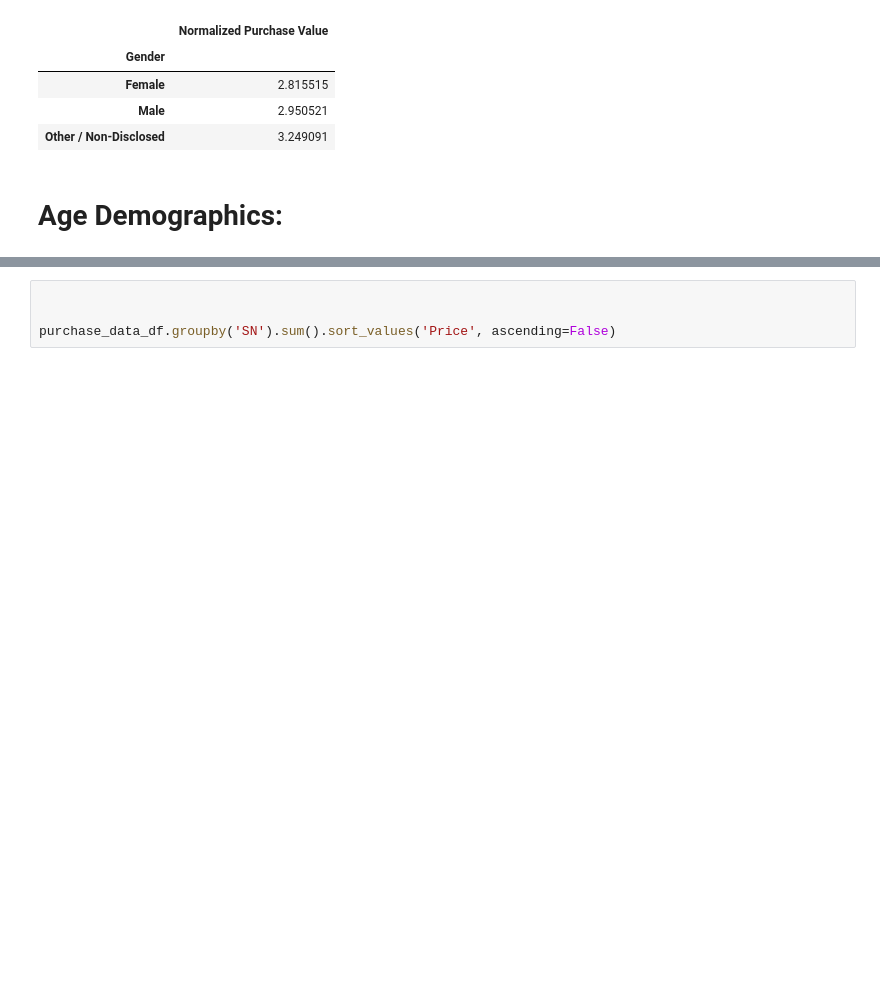
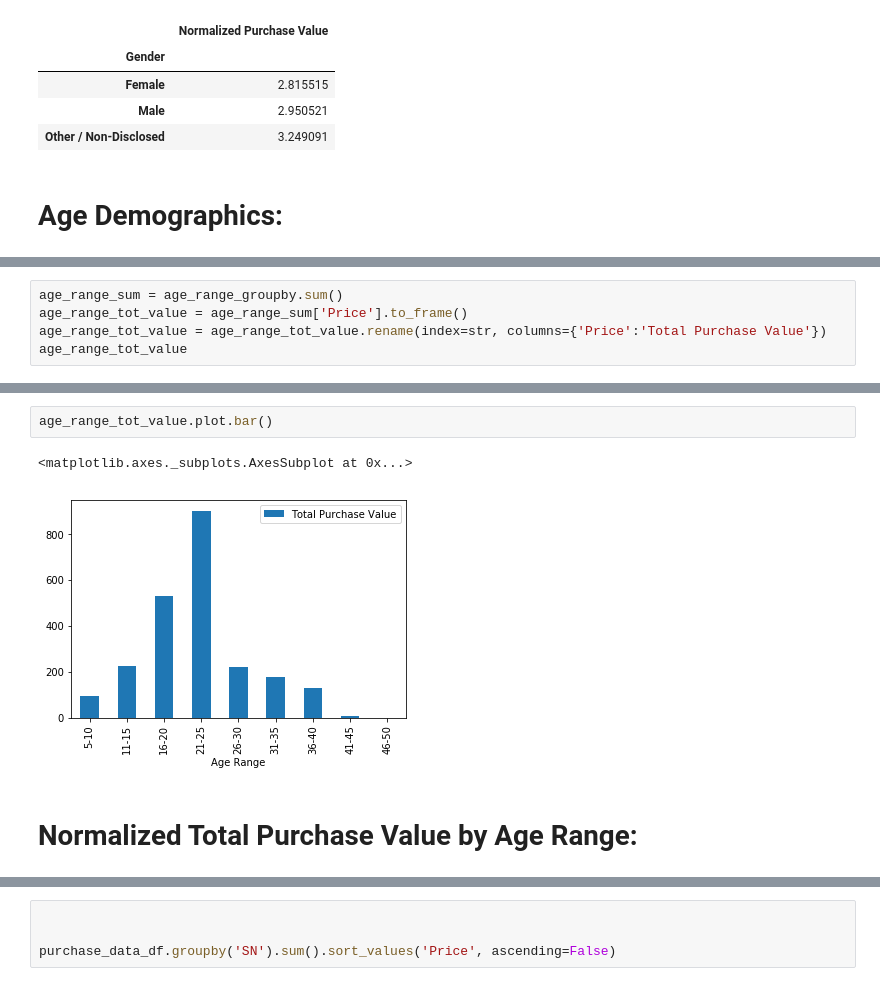
Before and after one commit to jgroth1/Pandas_data_Analysis, a Jupyter notebook: HeroesOfPymoli/Heroes_of_Pymoli_Analysis.ipynb, the cells around one changed output, grey strips where cells are left out. Saved outputs shown, nothing was run; the diff lists cells and outputs as text; blank space fills up the shorter version.

```diff
--- a/HeroesOfPymoli/Heroes_of_Pymoli_Analysis.ipynb
+++ b/HeroesOfPymoli/Heroes_of_Pymoli_Analysis.ipynb
@@ -190,0 +243,5 @@ purchase_data_df.sort_values('Age', ascending=True).head(50)
+# %%
+age_range_sum = age_range_groupby.sum()
+age_range_tot_value = age_range_sum['Price'].to_frame()
+age_range_tot_value = age_range_tot_value.rename(index=str, columns={'Price':'Total Purchase Value'})
+age_range_tot_value
@@ -190,0 +260,7 @@ purchase_data_df.sort_values('Age', ascending=True).head(50)
+# %%
+age_range_tot_value.plot.bar()
+# %% [output]
+<matplotlib.axes._subplots.AxesSubplot at 0x...>
+[figure, added]
+# %% [markdown]
+# Normalized Total Purchase Value by Age Range:
```
Also changed, not shown: parts of 15 cells of this notebook.
